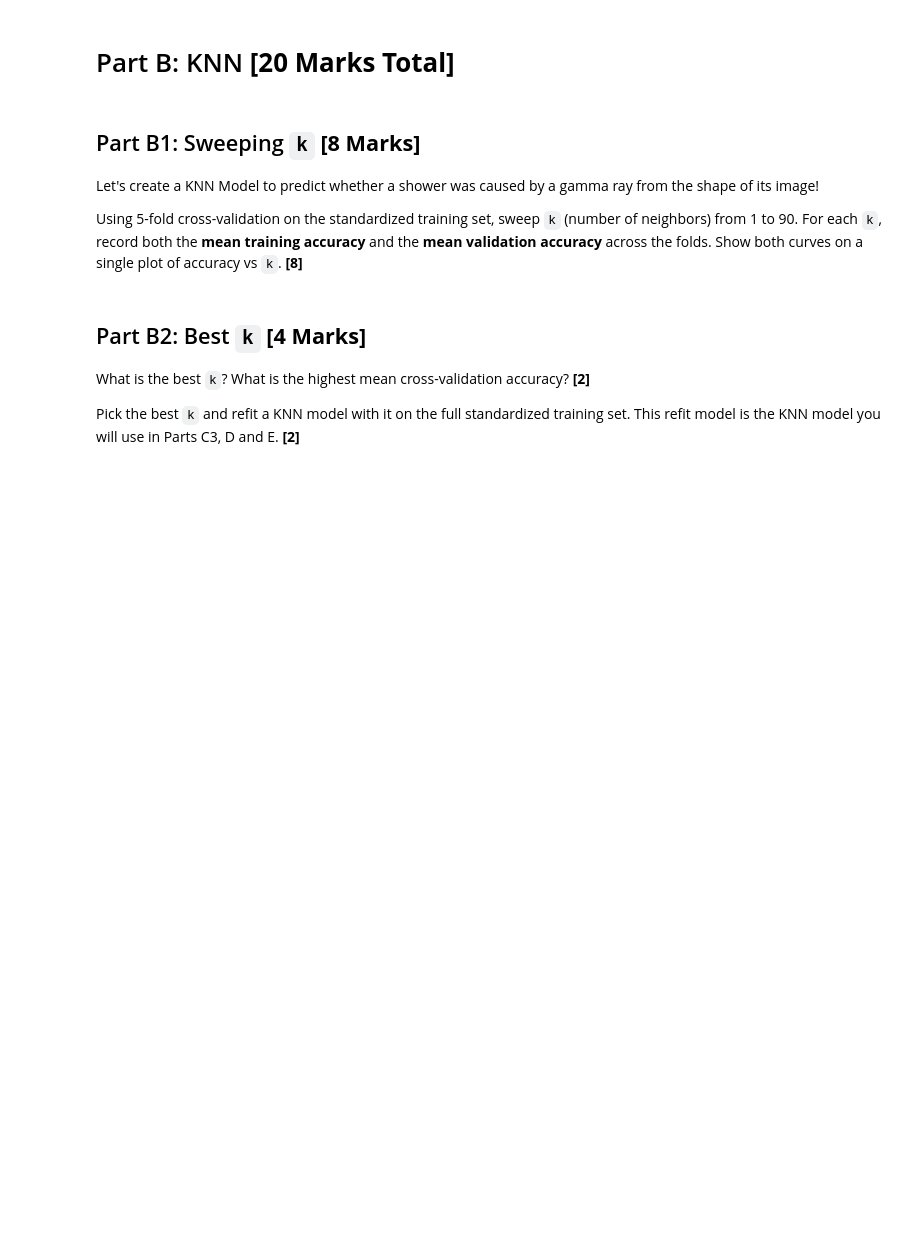
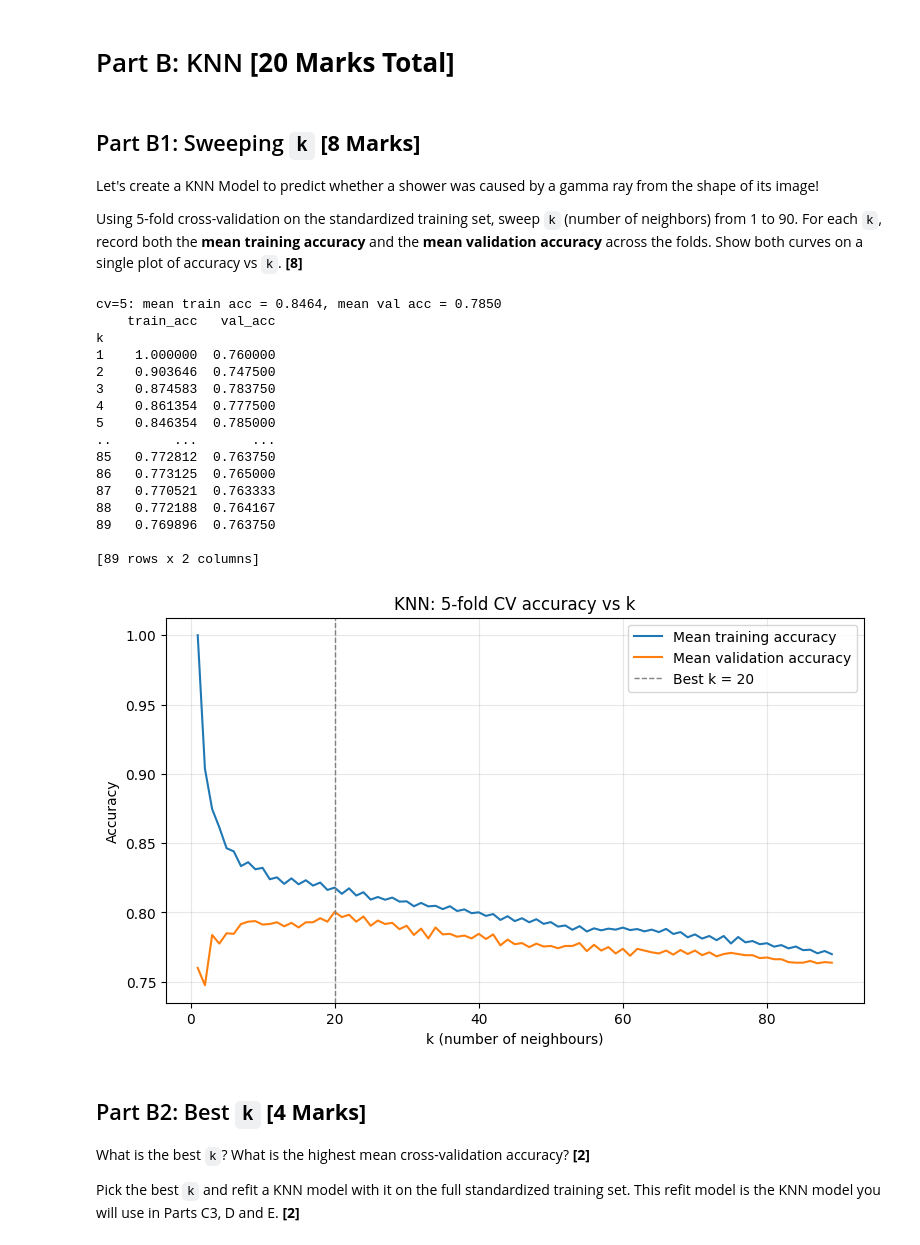
Before and after one commit to Rowan-gne/MIE370-Assignment-2, a Jupyter notebook: MIE370_A2 (1).ipynb, the cells around one changed output. Saved outputs shown, nothing was run; the diff lists cells and outputs as text; code cells hidden in the pictures; blank space fills up the shorter version.

```diff
--- a/MIE370_A2 (1).ipynb
+++ b/MIE370_A2 (1).ipynb
@@ -213,3 +313,63 @@ Using 5-fold cross-validation on the standardized training set, sweep `k` (numbe
+# %%
+### YOUR CODE HERE ###
+
+def knn_cv_scores(k, X, y, folds=5):
+    """Return mean training and validation accuracy for a KNN with k neighbours."""
+    cv_results = cross_validate(
+        KNeighborsClassifier(n_neighbors=k),
+        X, y,
+        cv=folds,
+        scoring="accuracy",
+        return_train_score=True,
+    )
+    return cv_results["train_score"].mean(), cv_results["test_score"].mean()
+
+# Single model
+cv = 5
+train_acc, val_acc = knn_cv_scores(cv, X_small_train_scaled, y_small_train)
+print(f"cv={cv}: mean train acc = {train_acc:.4f}, mean val acc = {val_acc:.4f}")
+
+# Optional: record results across several k values
+k_values = range(1, 90)
+scores = [knn_cv_scores(k, X_small_train_scaled, y_small_train) for k in k_values]
+results = pd.DataFrame(scores, index=k_values, columns=["train_acc", "val_acc"])
+results.index.name = "k"
+print(results)
+
+fig, ax = plt.subplots(figsize=(9, 5))
+
+ax.plot(results.index, results["train_acc"], label="Mean training accuracy")
+ax.plot(results.index, results["val_acc"], label="Mean validation accuracy")
+
+# Mark the k with the highest validation accuracy
+best_k = results["val_acc"].idxmax()
+ax.axvline(best_k, color="grey", linestyle="--", linewidth=1,
+           label=f"Best k = {best_k}")
+
+ax.set_xlabel("k (number of neighbours)")
+ax.set_ylabel("Accuracy")
+ax.set_title("KNN: 5-fold CV accuracy vs k")
+ax.legend()
+ax.grid(alpha=0.3)
+plt.show()
+# %% [output]
+cv=5: mean train acc = 0.8464, mean val acc = 0.7850
+    train_acc   val_acc
+k
+1    1.000000  0.760000
+2    0.903646  0.747500
+3    0.874583  0.783750
+4    0.861354  0.777500
+5    0.846354  0.785000
+..        ...       ...
+85   0.772812  0.763750
+86   0.773125  0.765000
+87   0.770521  0.763333
+88   0.772188  0.764167
+89   0.769896  0.763750
+
+[89 rows x 2 columns]
+[figure, added]
 # %% [markdown]
 ## Part B2: Best `k` **[4 Marks]**
 
```
Also changed, not shown: parts of 18 cells of this notebook.
